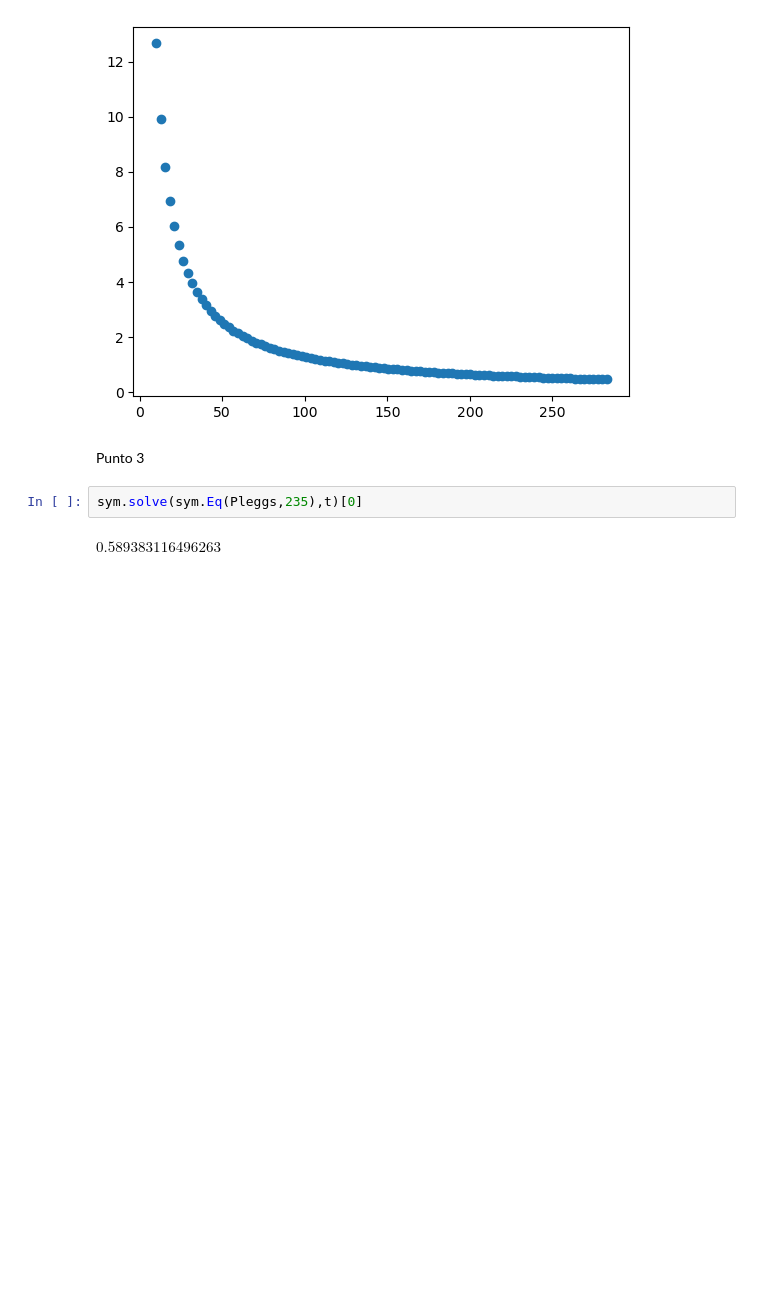
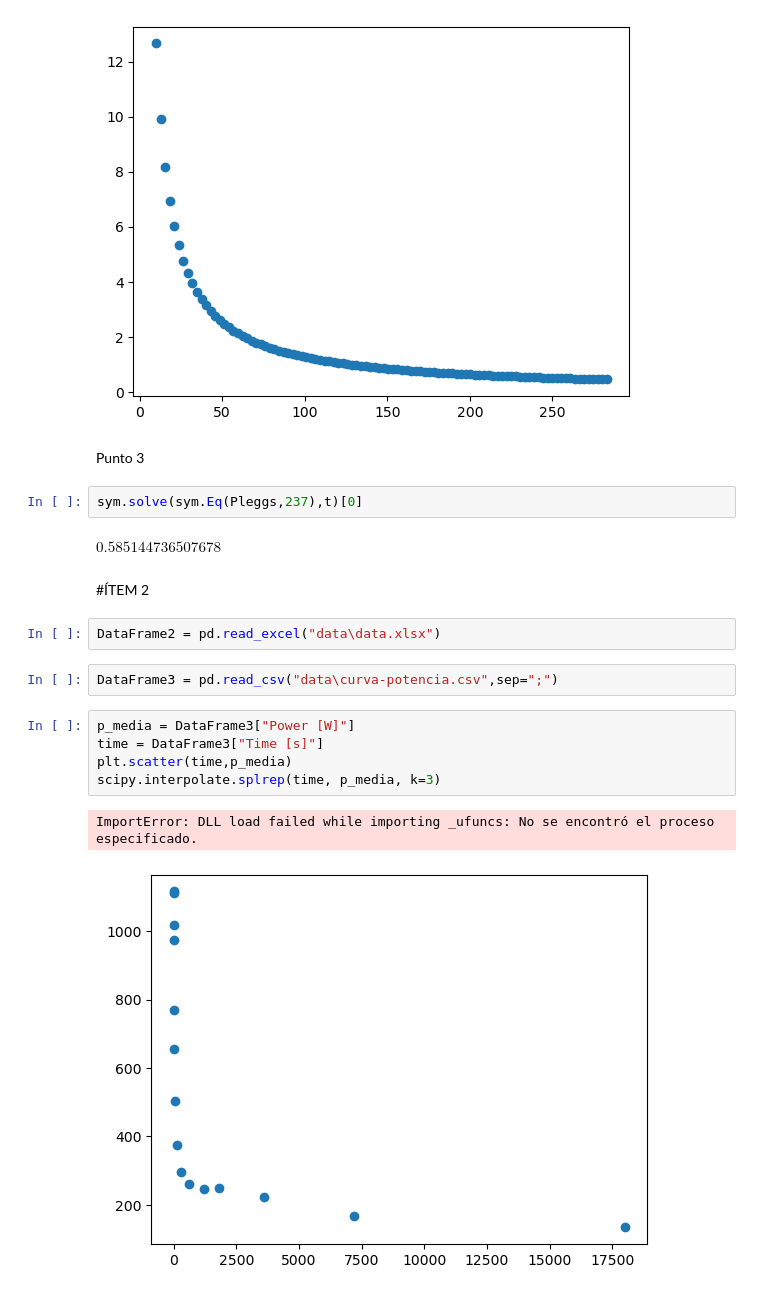
Before and after one commit to QuantumPower4/JuanGuzman-JhonAlex-HerraCompu-202302, a Jupyter notebook: Proyecto/Proyecto_JuanGuzman_JhonMontealegre.ipynb, the cells around one changed output. Saved outputs shown, nothing was run; the diff lists cells and outputs as text; blank space fills up the shorter version.

```diff
--- a/Proyecto/Proyecto_JuanGuzman_JhonMontealegre.ipynb
+++ b/Proyecto/Proyecto_JuanGuzman_JhonMontealegre.ipynb
@@ -57,6 +57,20 @@ plt.scatter(tiempos,P_leggs(tiempos))
 # %% [markdown]
 Punto 3
 # %%
-sym.solve(sym.Eq(Pleggs,235),t)[0]
+sym.solve(sym.Eq(Pleggs,237),t)[0]
 # %% [output]
-$\displaystyle 0.589383116496263$
+$\displaystyle 0.585144736507678$
+# %% [markdown]
+#ÍTEM 2
+# %%
+DataFrame2 = pd.read_excel("data\data.xlsx")
+# %%
+DataFrame3 = pd.read_csv("data\curva-potencia.csv",sep=";")
+# %%
+p_media = DataFrame3["Power [W]"]
+time = DataFrame3["Time [s]"]
+plt.scatter(time,p_media)
+scipy.interpolate.splrep(time, p_media, k=3)
+# %% [output]
+ImportError: DLL load failed while importing _ufuncs: No se encontró el proceso especificado.
+[figure, added]
```
